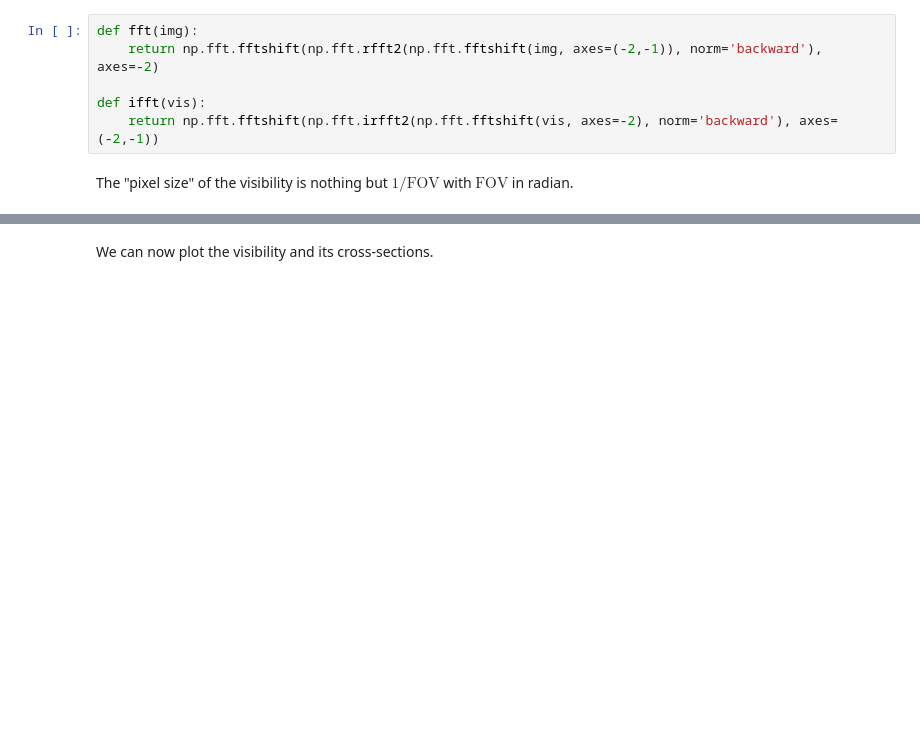
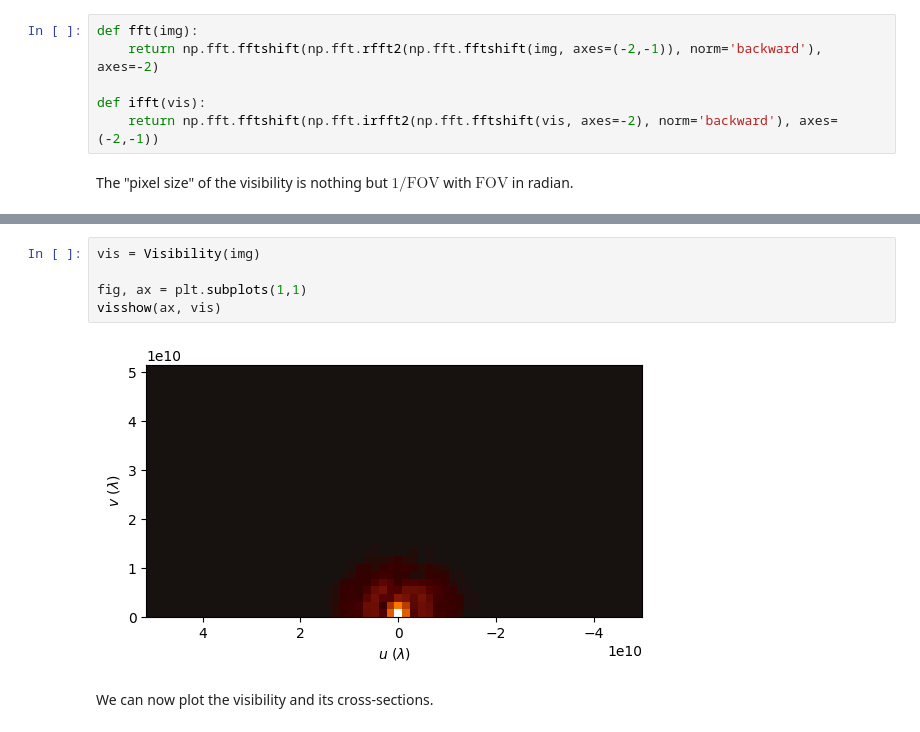
Before and after one commit to rndsrc/img, a Jupyter notebook: img.ipynb, the cells around one changed output, grey strips where cells are left out. Saved outputs shown, nothing was run; the diff lists cells and outputs as text; blank space fills up the shorter version.

```diff
--- a/img.ipynb
+++ b/img.ipynb
@@ -159,3 +180,10 @@ V   = np.linspace(-Vsz/2, Vsz/2, endpoint=False, num=64)
+# %%
+vis = Visibility(img)
+
+fig, ax = plt.subplots(1,1)
+visshow(ax, vis)
+# %% [output]
+[figure, added]
 # %% [markdown]
 We can now plot the visibility and its cross-sections.
 # %%
```
Also changed, not shown: parts of 8 cells of this notebook.
